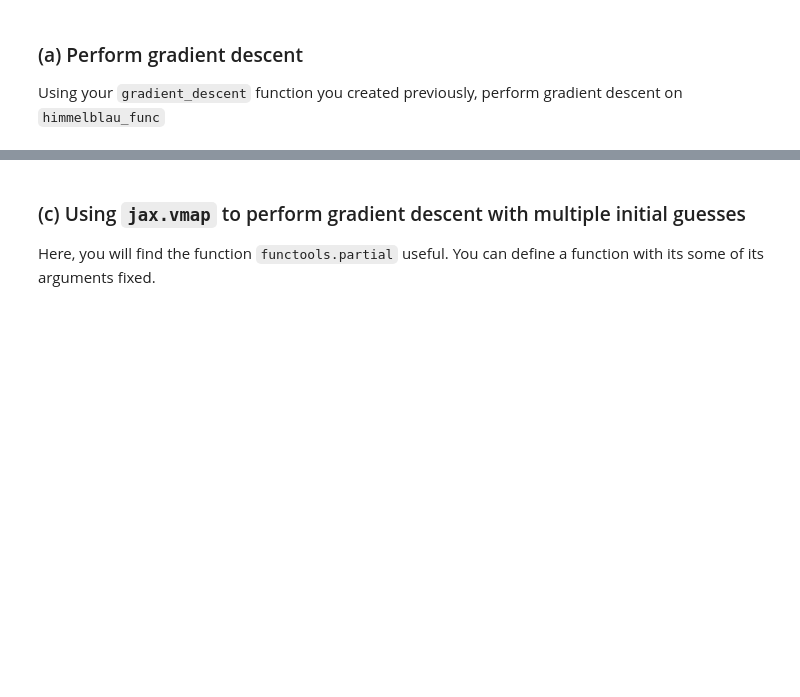
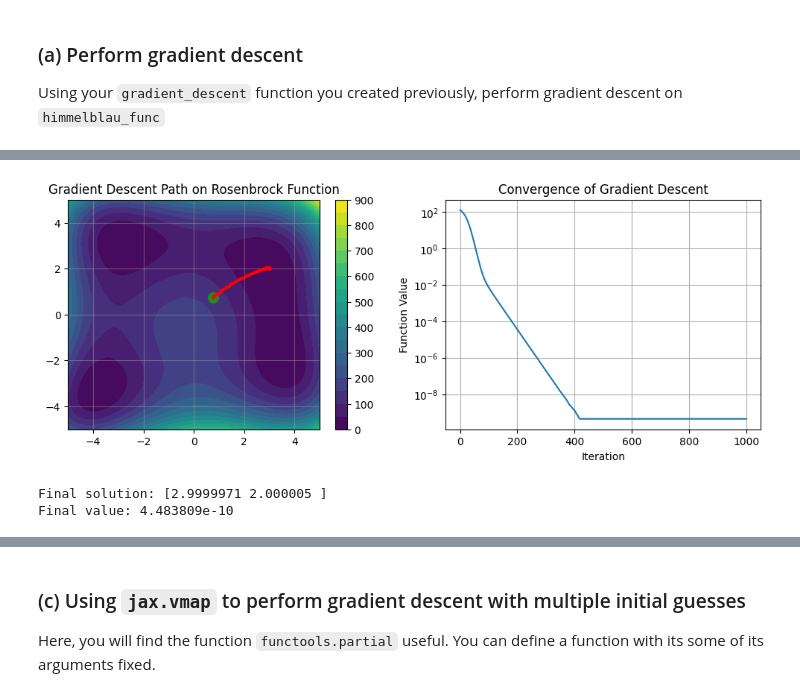
Before and after one commit to kong230499-prog/ME-548, a Jupyter notebook: 02_unconstrained_optimization.ipynb, the cells around one changed output, grey strips where cells are left out. Cells and saved outputs as stored; diff of their text form; code cells hidden in the pictures; blank space fills up the shorter version.

```diff
--- a/02_unconstrained_optimization.ipynb
+++ b/02_unconstrained_optimization.ipynb
@@ -205,0 +265,46 @@ print("Final value:", himmelblau_func(sol))
+# %%
+# try each one of the initial guesses below
+# guess = jnp.array([-0.75, 0.75])
+# guess = jnp.array([-0.75, -0.75])
+guess = jnp.array([0.75, 0.75])
+# guess = jnp.array([0.75, -0.75])
+
+
+guesses, values, sol = gradient_descent(
+    himmelblau_func, guess, learning_rate=0.001, num_steps=1000
+)
+
+plt.figure(figsize=(12, 4))
+
+plt.subplot(1, 2, 1)
+plt.contourf(X, Y, Z, levels=20, cmap="viridis")
+plt.colorbar()
+plt.plot(
+    guesses[:, 0], guesses[:, 1], marker="o", color="red", markersize=2, linewidth=1
+)
+plt.scatter(guesses[:1, 0], guesses[:1, 1], color="forestgreen", label="Start", s=100)
+
+plt.grid(alpha=0.4)
+plt.title("Gradient Descent Path on Rosenbrock Function")
+
+plt.subplot(1, 2, 2)
+plt.plot(values)
+plt.yscale("log")
+plt.xlabel("Iteration")
+plt.ylabel("Function Value")
+plt.title("Convergence of Gradient Descent")
+plt.grid()
+# %% [output]
+[figure, added]
+# %%
+guess = jnp.array([0.75, 0.75])
+
+guesses, values, sol = gradient_descent(
+    himmelblau_func, guess, learning_rate=0.001, num_steps=1000
+)
+
+print("Final solution:", sol)
+print("Final value:", himmelblau_func(sol))
+# %% [output]
+Final solution: [2.9999971 2.000005 ]
+Final value: 4.483809e-10
```
Also changed, not shown: parts of 11 cells of this notebook.
